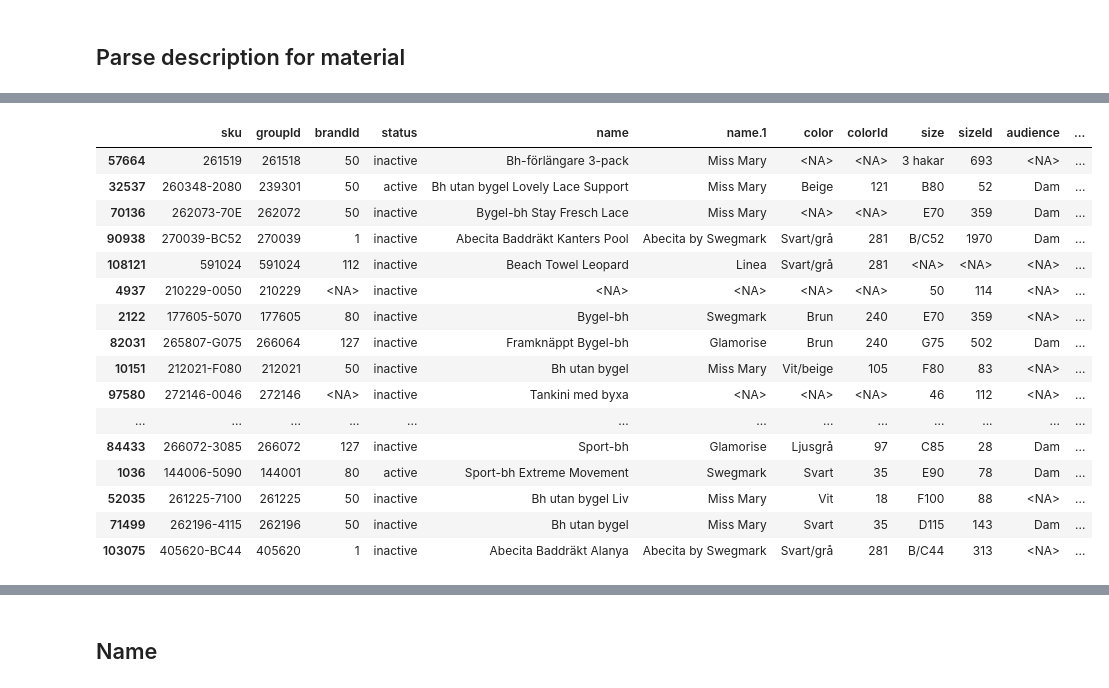
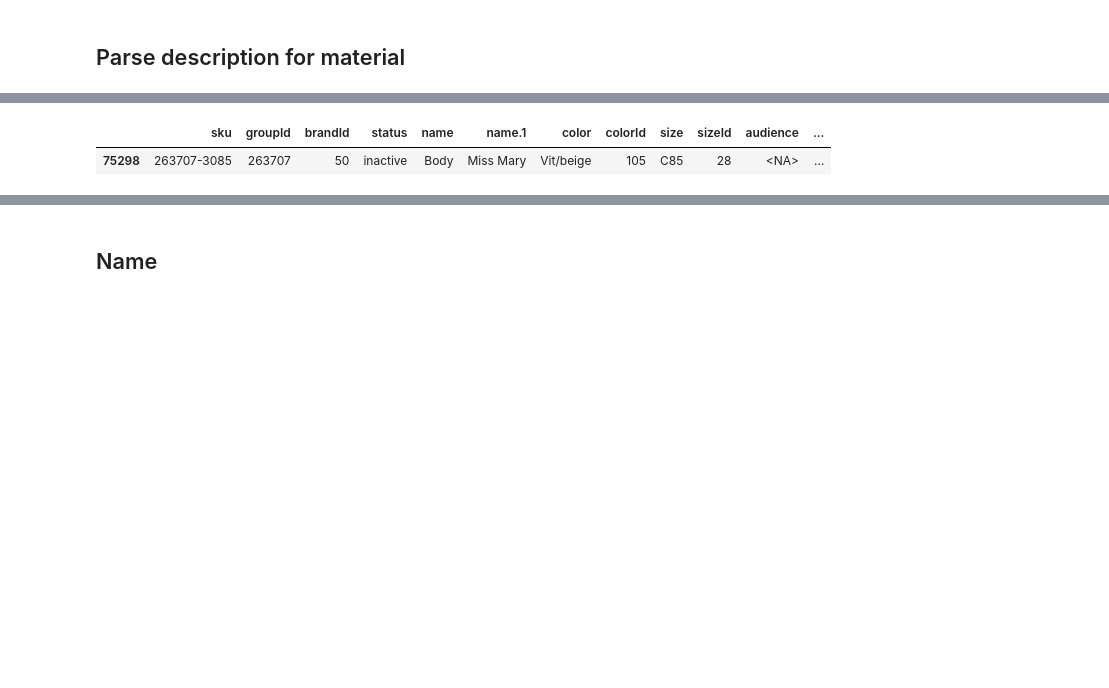
Before and after one commit to maria-lagerholm/itcm_recommendation_engine, a Jupyter notebook: notebooks/eda_articles.ipynb, the cells around one changed output, grey strips where cells are left out. Cells and saved outputs as stored; diff of their text form; code cells hidden in the pictures; blank space fills up the shorter version.

```diff
--- a/notebooks/eda_articles.ipynb
+++ b/notebooks/eda_articles.ipynb
@@ -207,25 +209,10 @@ articles = articles.merge(articles_selected, on='sku', how='left')
 # %%
 articles = articles.drop(columns=['length', 'width', 'height', 'weight', 'fabricId', 'fabric'])
 
-articles.sample(40)
+articles.sample()
 # %% [output]
 |  | sku | groupId | brandId | status | name | name.1 | color | colorId | size | sizeId | audience | ... |
-| 57664 | 261519 | 261518 | 50 | inactive | Bh-förlängare 3-pack | Miss Mary | <NA> | <NA> | 3 hakar | 693 | <NA> | ... |
-| 32537 | 260348-2080 | 239301 | 50 | active | Bh utan bygel Lovely Lace Support | Miss Mary | Beige | 121 | B80 | 52 | Dam | ... |
-| 70136 | 262073-70E | 262072 | 50 | inactive | Bygel-bh Stay Fresch Lace | Miss Mary | <NA> | <NA> | E70 | 359 | Dam | ... |
-| 90938 | 270039-BC52 | 270039 | 1 | inactive | Abecita Baddräkt Kanters Pool | Abecita by Swegmark | Svart/grå | 281 | B/C52 | 1970 | Dam | ... |
-| 108121 | 591024 | 591024 | 112 | inactive | Beach Towel Leopard | Linea | Svart/grå | 281 | <NA> | <NA> | <NA> | ... |
-| 4937 | 210229-0050 | 210229 | <NA> | inactive | <NA> | <NA> | <NA> | <NA> | 50 | 114 | <NA> | ... |
-| 2122 | 177605-5070 | 177605 | 80 | inactive | Bygel-bh | Swegmark | Brun | 240 | E70 | 359 | <NA> | ... |
-| 82031 | 265807-G075 | 266064 | 127 | inactive | Framknäppt Bygel-bh | Glamorise | Brun | 240 | G75 | 502 | Dam | ... |
-| 10151 | 212021-F080 | 212021 | 50 | inactive | Bh utan bygel | Miss Mary | Vit/beige | 105 | F80 | 83 | <NA> | ... |
-| 97580 | 272146-0046 | 272146 | <NA> | inactive | Tankini med byxa | <NA> | <NA> | <NA> | 46 | 112 | <NA> | ... |
-| ... | ... | ... | ... | ... | ... | ... | ... | ... | ... | ... | ... | ... |
-| 84433 | 266072-3085 | 266072 | 127 | inactive | Sport-bh | Glamorise | Ljusgrå | 97 | C85 | 28 | Dam | ... |
-| 1036 | 144006-5090 | 144001 | 80 | active | Sport-bh Extreme Movement | Swegmark | Svart | 35 | E90 | 78 | Dam | ... |
-| 52035 | 261225-7100 | 261225 | 50 | inactive | Bh utan bygel Liv | Miss Mary | Vit | 18 | F100 | 88 | <NA> | ... |
-| 71499 | 262196-4115 | 262196 | 50 | inactive | Bh utan bygel | Miss Mary | Svart | 35 | D115 | 143 | Dam | ... |
-| 103075 | 405620-BC44 | 405620 | 1 | inactive | Abecita Baddräkt Alanya | Abecita by Swegmark | Svart/grå | 281 | B/C44 | 313 | <NA> | ... |
+| 75298 | 263707-3085 | 263707 | 50 | inactive | Body | Miss Mary | Vit/beige | 105 | C85 | 28 | <NA> | ... |
 # %%
 #count proportion of missing values in each column
 articles.isnull().mean()
```
Also changed, not shown: parts of 11 cells of this notebook, 4 other files.
